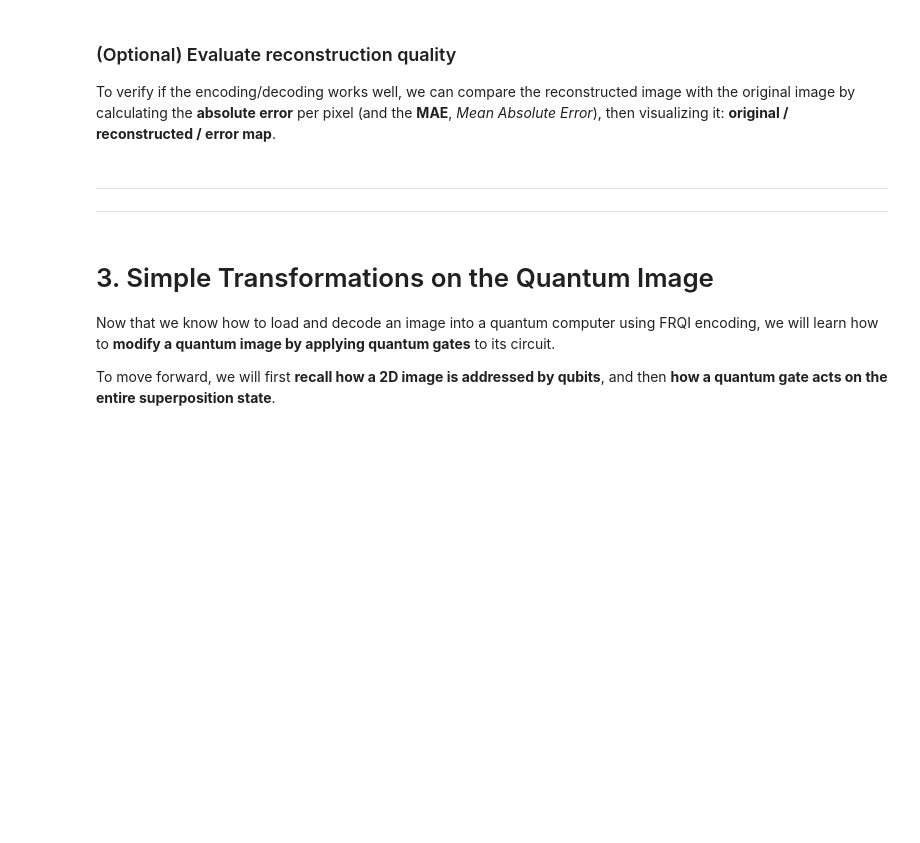
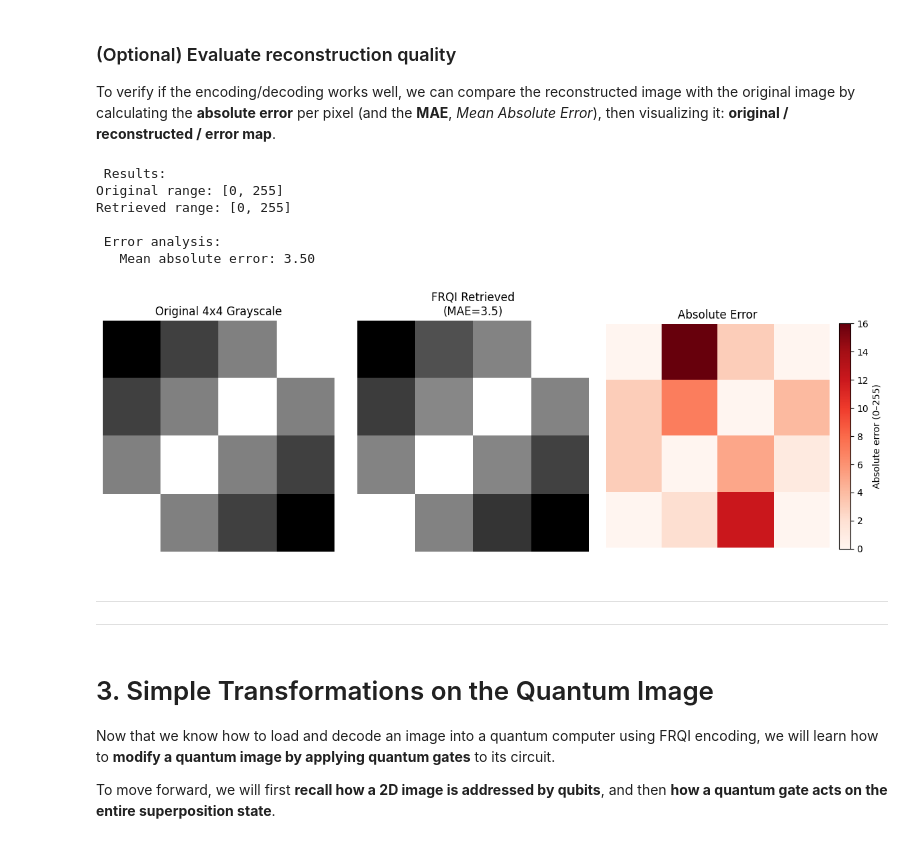
Before and after one commit to jeffbrin/IQuCodeFest-QuantumConcordia, a Jupyter notebook: ProvidedFiles/side_quests/challenge_01_quantum_vision_fundamentals/frqi_challenge_en.ipynb, the cells around one changed output. Drawn from its saved outputs; the diff is of its cells as text; code cells hidden in the pictures; blank space fills up the shorter version.

```diff
--- a/ProvidedFiles/side_quests/challenge_01_quantum_vision_fundamentals/frqi_challenge_en.ipynb
+++ b/ProvidedFiles/side_quests/challenge_01_quantum_vision_fundamentals/frqi_challenge_en.ipynb
@@ -500,12 +635,20 @@ To verify if the encoding/decoding works well, we can compare the reconstructed
 # %%
 mae, error = img_utils.compare_grayscale_reconstruction(
     grayscale_4x4,
     frqi_reconstructed,   # or retrieved_image, etc.
     show=True,
     verbose=True,
-    title_original="Original 4×4 Grayscale",
+    title_original="Original 4x4 Grayscale",
     title_reconstructed="FRQI Retrieved",
 )
+# %% [output]
+ Results:
+Original range: [0, 255]
+Retrieved range: [0, 255]
+
+ Error analysis:
+   Mean absolute error: 3.50
+[figure, added]
 # %% [markdown]
 ---
 ---
```
Also changed, not shown: parts of 6 cells of this notebook.
